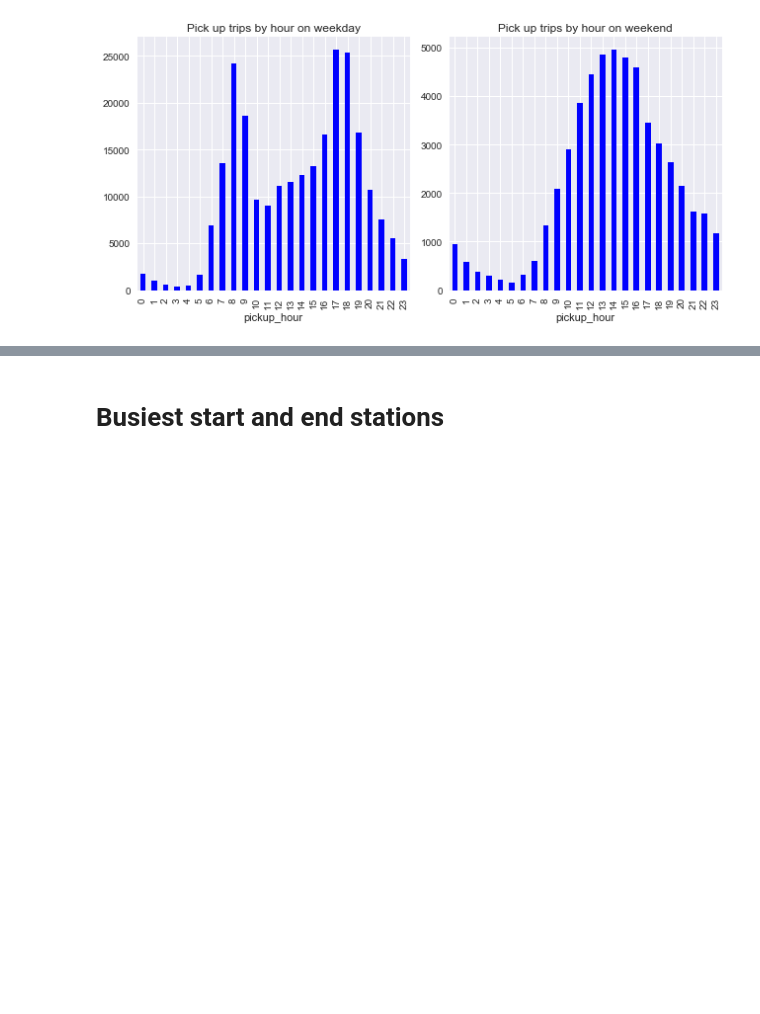
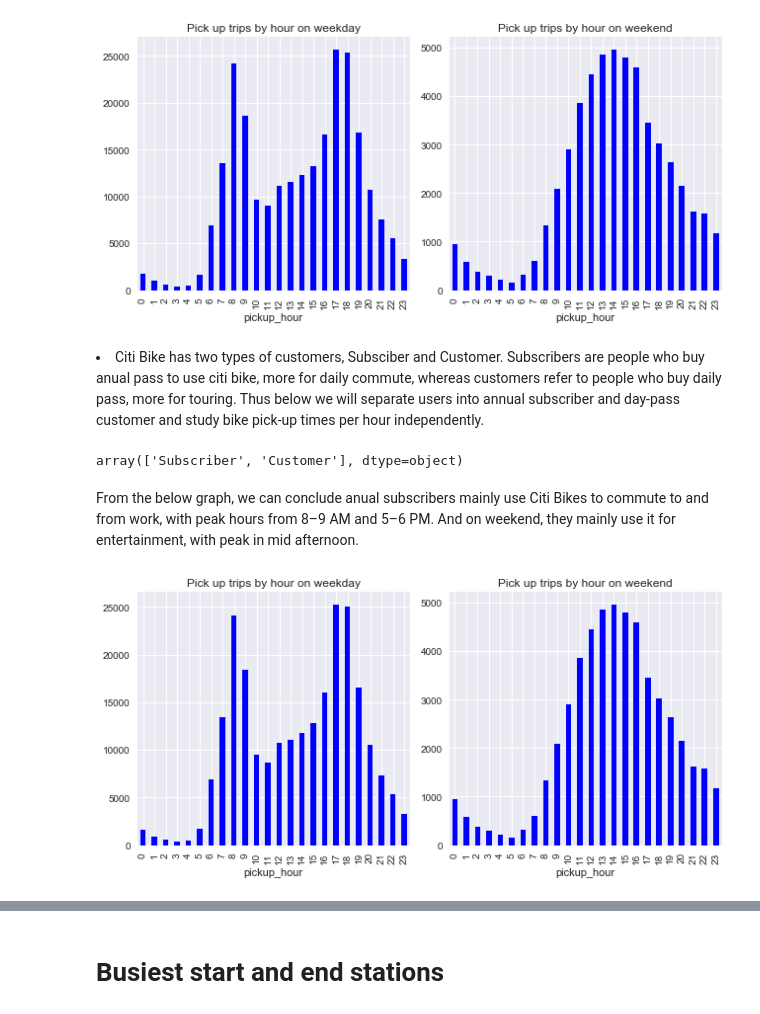
Before and after one commit to harry0107100/Citibike-Analysis, a Jupyter notebook: CITI_GIT.ipynb, the cells around one changed output, grey strips where cells are left out. Drawn from its saved outputs; the diff is of its cells as text; code cells hidden in the pictures; blank space fills up the shorter version.

Commit message:
Analyze trips by hour by different user types
Separate users into annual subscriber and day-pass customer and study bike pick-up times per hour independently.

```diff
--- a/CITI_GIT.ipynb
+++ b/CITI_GIT.ipynb
@@ -329,3 +328,35 @@ group_weekend.size().plot(kind='bar',title="Pick up trips by hour on weekend",co
 plt.tight_layout()
 # %% [output]
 [figure]
+# %% [markdown]
+<li>Citi Bike has two types of customers, Subsciber and Customer. Subscribers are people who buy anual pass to use citi bike, more for daily commute, whereas customers refer to people who buy daily pass, more for touring. Thus below we will separate users into annual subscriber and day-pass customer and study bike pick-up times per hour independently.
+# %%
+df['usertype'].unique()
+# %% [output]
+array(['Subscriber', 'Customer'], dtype=object)
+# %% [markdown]
+From the below graph, we can conclude anual subscribers mainly use Citi Bikes to commute to and from work, with peak hours from 8–9 AM and 5–6 PM. And on weekend, they mainly use it for entertainment, with peak in mid afternoon.
+# %%
+#Annual subscriber: pick up trips by hour
+
+# Redefine the user scope.
+df_subscriber=df[df['usertype']=='Subscriber']
+
+# Plot subplots on weekdays and weekend.
+COL_NUM=2
+ROW_NUM=1
+fig, axes = plt.subplots(ROW_NUM, COL_NUM, figsize=(9,4.5))
+
+plt.subplot(1,2,1)
+df_weekday=df_subscriber[(df_subscriber['day_of_week']!=6)&(df_subscriber['day_of_week']!=7)]
+group_weekday = df_weekday.groupby('pickup_hour')
+group_weekday.size().plot(kind='bar',title="Pick up trips by hour on weekday",color='b')
+
+plt.subplot(1,2,2)
+df_weekend=df[(df['day_of_week']==6)|(df['day_of_week']==7)]
+group_weekend = df_weekend.groupby('pickup_hour')
+group_weekend.size().plot(kind='bar',title="Pick up trips by hour on weekend",color='b')
+
+plt.tight_layout()
+# %% [output]
+[figure, added]
```
Also changed, not shown: parts of 3 cells of this notebook.
